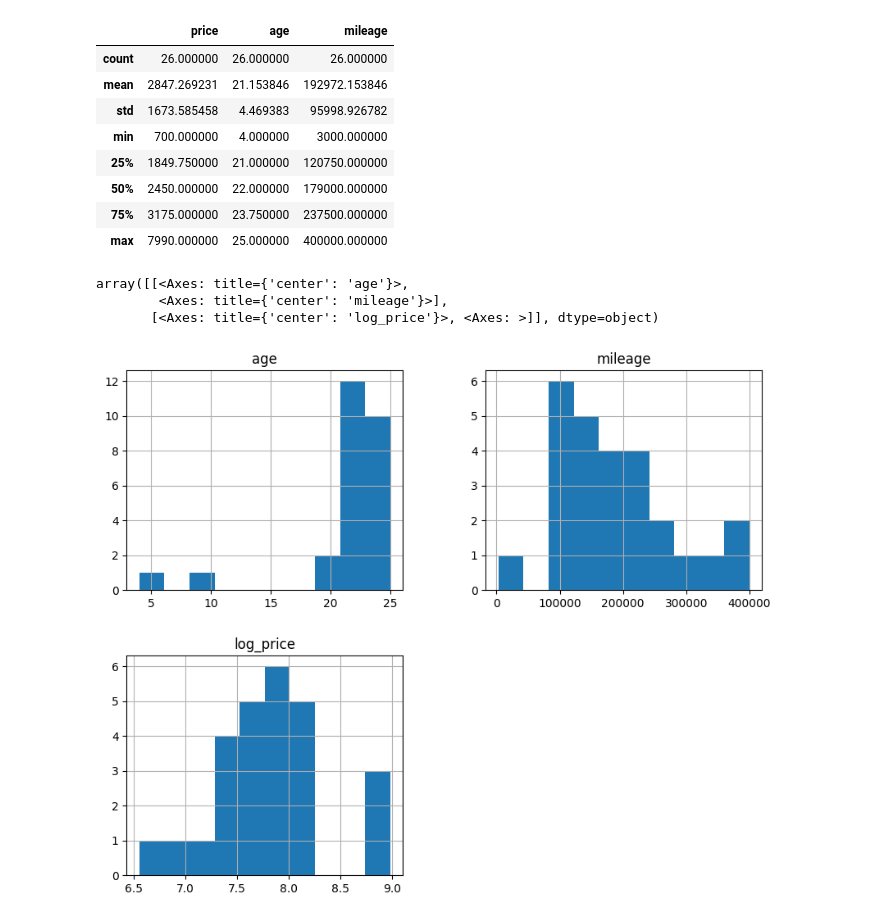
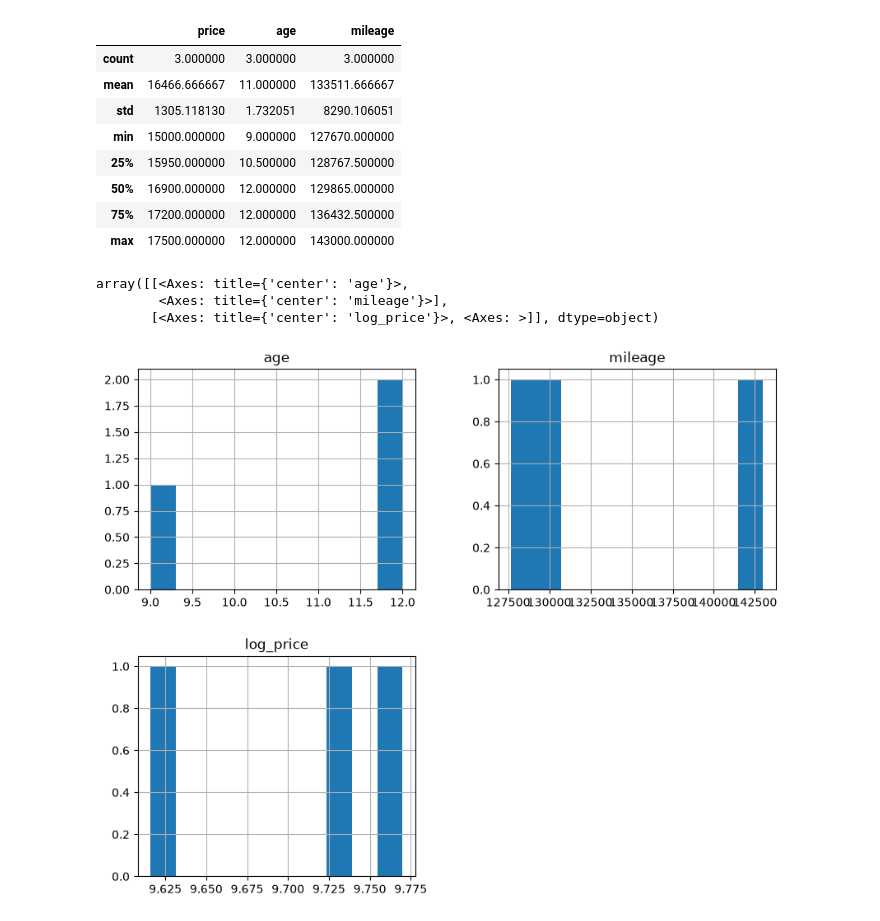
Before and after one commit to dcatalim/car-price-prediction, a Jupyter notebook: analysis.ipynb, the cells around one changed output. Cells and saved outputs as stored; diff of their text form; code cells hidden in the pictures.

```diff
--- a/analysis.ipynb
+++ b/analysis.ipynb
@@ -1,11 +1,10 @@
 # %%
 import pandas as pd
-from sklearn.model_selection import train_test_split
 import seaborn as sns
 import matplotlib.pyplot as plt
 import numpy as np
 
-csv_path = "peugeot_307.csv"
+csv_path = "data/ford_focus_st.csv"
 
 listings = pd.read_csv(csv_path)
 
@@ -71,21 +68,21 @@ listings.describe()
 # %%
-listings["negotiable"] = listings["negotiable"].astype(int)
-listings["promoted"] = listings["promoted"].astype(int)
+# listings["negotiable"] = listings["negotiable"].astype(int)
+# listings["promoted"] = listings["promoted"].astype(int)
 listings = listings[listings['mileage'] > 1000]
 listings.drop(columns=["title", "location", "year", "url", "promoted", "negotiable"], inplace=True)
 
 
 listings.describe()
 # %% [output]
 |  | price | age | mileage |
-| count | 26.000000 | 26.000000 | 26.000000 |
-| mean | 2847.269231 | 21.153846 | 192972.153846 |
-| std | 1673.585458 | 4.469383 | 95998.926782 |
-| min | 700.000000 | 4.000000 | 3000.000000 |
-| 25% | 1849.750000 | 21.000000 | 120750.000000 |
-| 50% | 2450.000000 | 22.000000 | 179000.000000 |
-| 75% | 3175.000000 | 23.750000 | 237500.000000 |
-| max | 7990.000000 | 25.000000 | 400000.000000 |
+| count | 3.000000 | 3.000000 | 3.000000 |
+| mean | 16466.666667 | 11.000000 | 133511.666667 |
+| std | 1305.118130 | 1.732051 | 8290.106051 |
+| min | 15000.000000 | 9.000000 | 127670.000000 |
+| 25% | 15950.000000 | 10.500000 | 128767.500000 |
+| 50% | 16900.000000 | 12.000000 | 129865.000000 |
+| 75% | 17200.000000 | 12.000000 | 136432.500000 |
+| max | 17500.000000 | 12.000000 | 143000.000000 |
 # %%
 listings["log_price"] = np.log(listings["price"] + 1)
 
@@ -96,7 +93,7 @@ listings.hist(figsize=(10, 8))
 array([[<Axes: title={'center': 'age'}>,
         <Axes: title={'center': 'mileage'}>],
        [<Axes: title={'center': 'log_price'}>, <Axes: >]], dtype=object)
-[figure, old version]
+[figure, new version]
 # %%
 plt.figure(figsize=(10, 8))
 sns.heatmap(listings.corr(), annot=True, cmap="YlGnBu")
```
Also changed, not shown: parts of 12 cells of this notebook, 18 other files.
